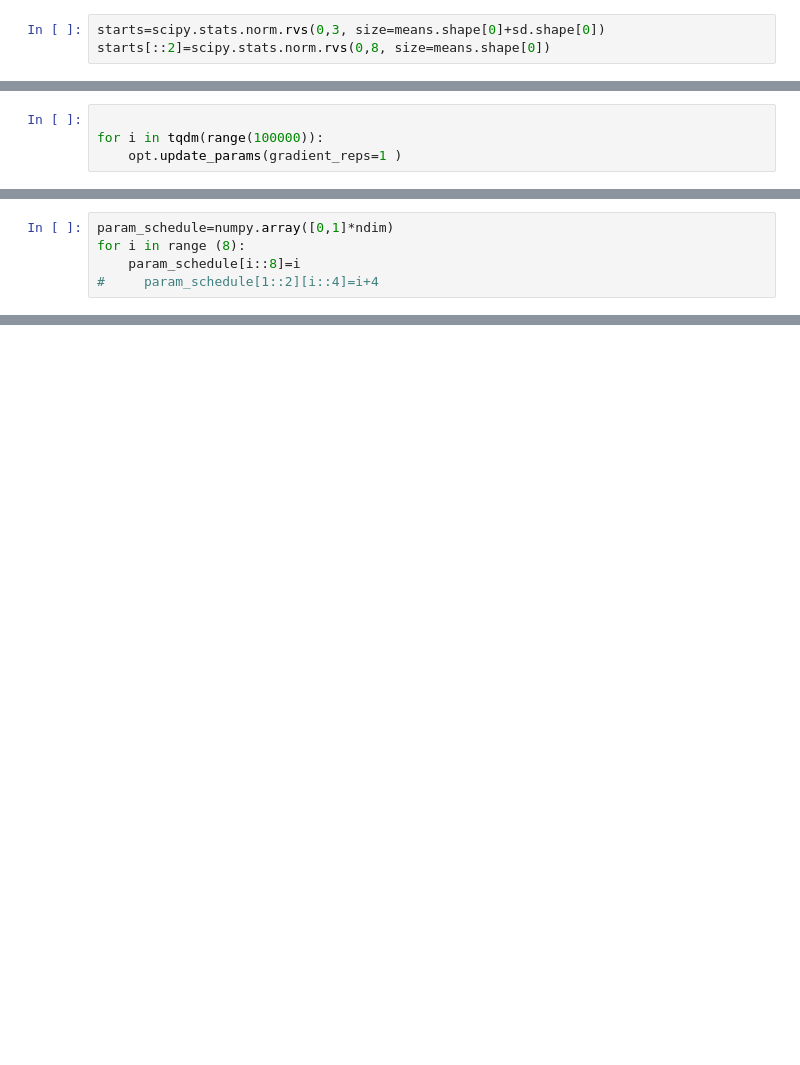
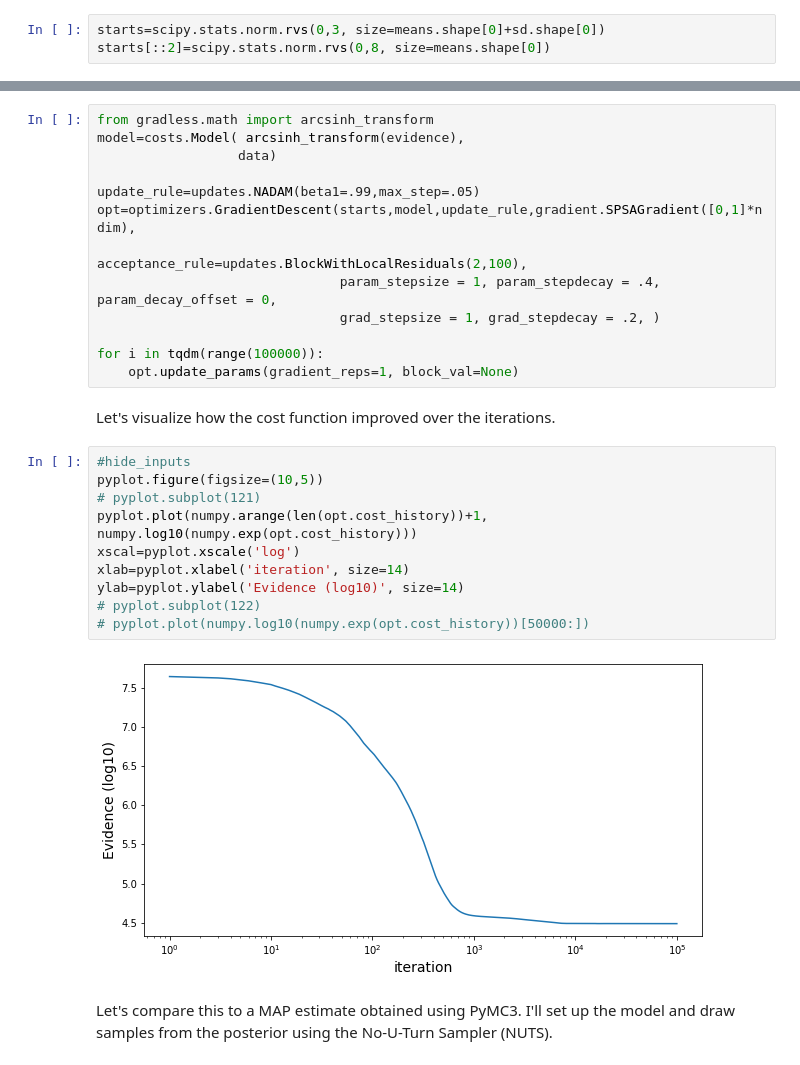
Before and after one commit to LaptopBiologist/gradless, a Jupyter notebook: index.ipynb, the cells around one changed output, grey strips where cells are left out. Saved outputs shown, nothing was run; the diff lists cells and outputs as text; blank space fills up the shorter version.

```diff
--- a/index.ipynb
+++ b/index.ipynb
@@ -455,4 +242,0 @@ pyplot.plot(201+numpy.arange(len(slopes))[xmin:xmax],numpy.log( expected)[xmin:x
-# %%
-
-for i in tqdm(range(100000)):
-    opt.update_params(gradient_reps=1 )
@@ -586,5 +242,0 @@ Okay, now let's try this again with the noisy likelihood
-# %%
-param_schedule=numpy.array([0,1]*ndim)
-for i in range (8):
-    param_schedule[i::8]=i
-#     param_schedule[1::2][i::4]=i+4
@@ -766,0 +275,30 @@ Okay, now let's try this again with the noisy likelihood
+# %%
+from gradless.math import arcsinh_transform
+model=costs.Model( arcsinh_transform(evidence),
+                  data)
+
+update_rule=updates.NADAM(beta1=.99,max_step=.05)
+opt=optimizers.GradientDescent(starts,model,update_rule,gradient.SPSAGradient([0,1]*ndim),
+                               acceptance_rule=updates.BlockWithLocalResiduals(2,100),
+                               param_stepsize = 1, param_stepdecay = .4, param_decay_offset = 0,
+                               grad_stepsize = 1, grad_stepdecay = .2, )
+
+for i in tqdm(range(100000)):
+    opt.update_params(gradient_reps=1, block_val=None)
+# %% [markdown]
+Let's visualize how the cost function improved over the iterations.
+# %%
+#hide_inputs
+pyplot.figure(figsize=(10,5))
+# pyplot.subplot(121)
+pyplot.plot(numpy.arange(len(opt.cost_history))+1, numpy.log10(numpy.exp(opt.cost_history)))
+xscal=pyplot.xscale('log')
+xlab=pyplot.xlabel('iteration', size=14)
+ylab=pyplot.ylabel('Evidence (log10)', size=14)
+# pyplot.subplot(122)
+# pyplot.plot(numpy.log10(numpy.exp(opt.cost_history))[50000:])
+# %% [output]
+[figure, added]
+# %% [markdown]
+
+Let's compare this to a MAP estimate obtained using PyMC3. I'll set up the model and draw samples from the posterior using the No-U-Turn Sampler (NUTS).
```
Also changed, not shown: parts of 149 cells of this notebook, 30 other files.
